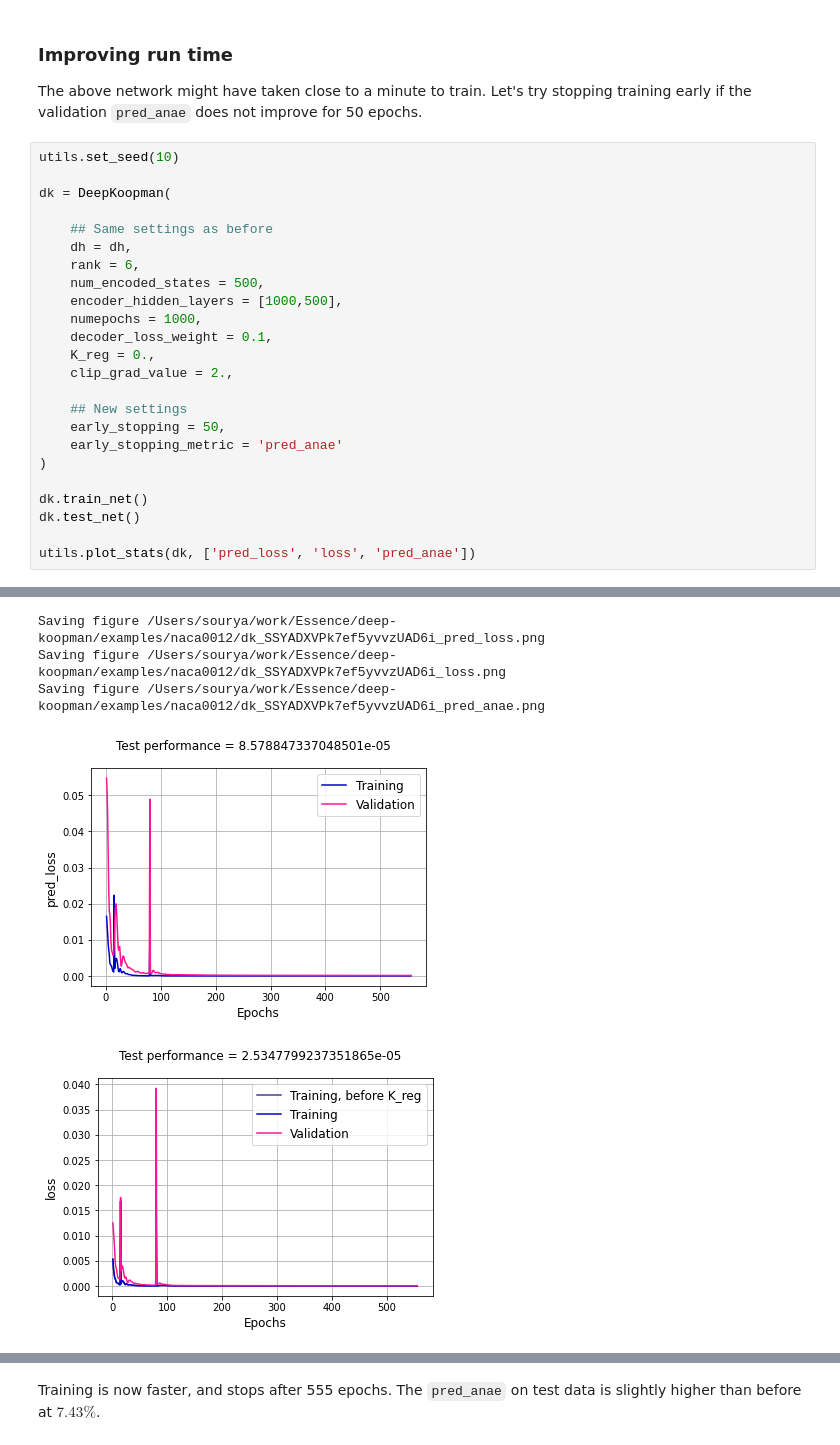
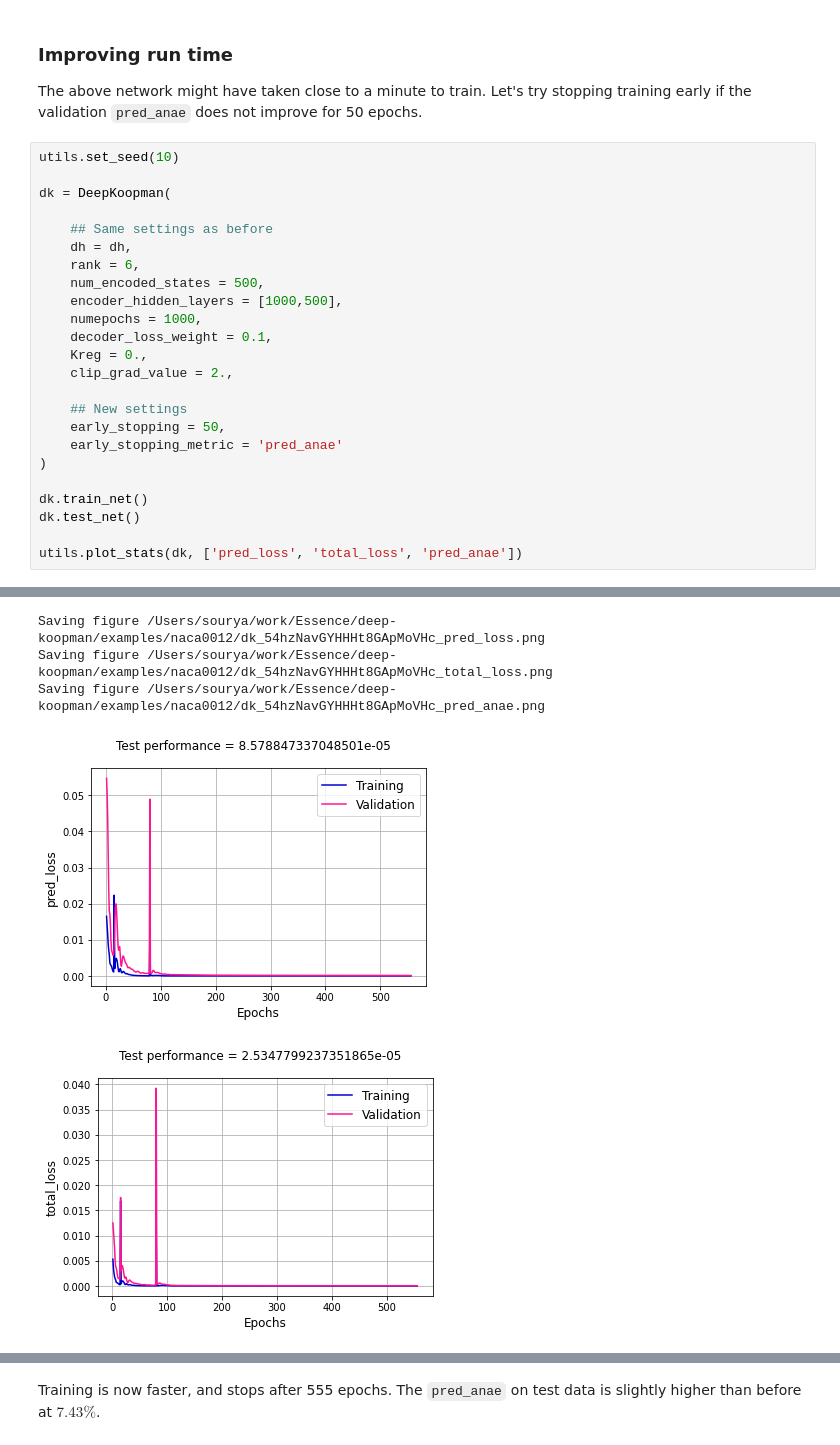
Before and after one commit to GaloisInc/dlkoopman, a Jupyter notebook: examples/naca0012/run.ipynb, the cells around one changed output, grey strips where cells are left out. Cells and saved outputs as stored; diff of their text form.

```diff
--- a/examples/naca0012/run.ipynb
+++ b/examples/naca0012/run.ipynb
@@ -116,7 +116,7 @@ dk = DeepKoopman(
     encoder_hidden_layers = [1000,500],
     numepochs = 1000,
     decoder_loss_weight = 0.1,
-    K_reg = 0.,
+    Kreg = 0.,
     clip_grad_value = 2.,
 
     ## New settings
@@ -127,5 +127,5 @@ dk = DeepKoopman(
 dk.train_net()
 dk.test_net()
 
-utils.plot_stats(dk, ['pred_loss', 'loss', 'pred_anae'])
+utils.plot_stats(dk, ['pred_loss', 'total_loss', 'pred_anae'])
 # %% [output]
@@ -133,8 +133,8 @@ Deep Koopman log file = /Users/sourya/work/Essence/deep-koopman/examples/naca001
-Saving figure /Users/sourya/work/Essence/deep-koopman/examples/naca0012/dk_SSYADXVPk7ef5yvvzUAD6i_pred_loss.png
-Saving figure /Users/sourya/work/Essence/deep-koopman/examples/naca0012/dk_SSYADXVPk7ef5yvvzUAD6i_loss.png
-Saving figure /Users/sourya/work/Essence/deep-koopman/examples/naca0012/dk_SSYADXVPk7ef5yvvzUAD6i_pred_anae.png
+Saving figure /Users/sourya/work/Essence/deep-koopman/examples/naca0012/dk_54hzNavGYHHHt8GApMoVHc_pred_loss.png
+Saving figure /Users/sourya/work/Essence/deep-koopman/examples/naca0012/dk_54hzNavGYHHHt8GApMoVHc_total_loss.png
+Saving figure /Users/sourya/work/Essence/deep-koopman/examples/naca0012/dk_54hzNavGYHHHt8GApMoVHc_pred_anae.png
 [figure]
-[figure, old version]
+[figure, new version]
 [figure]
 # %% [markdown]
 Training is now faster, and stops after 555 epochs. The `pred_anae` on test data is slightly higher than before at $7.43\%$.
```
Also changed, not shown: parts of 4 cells of this notebook, 6 other files.
